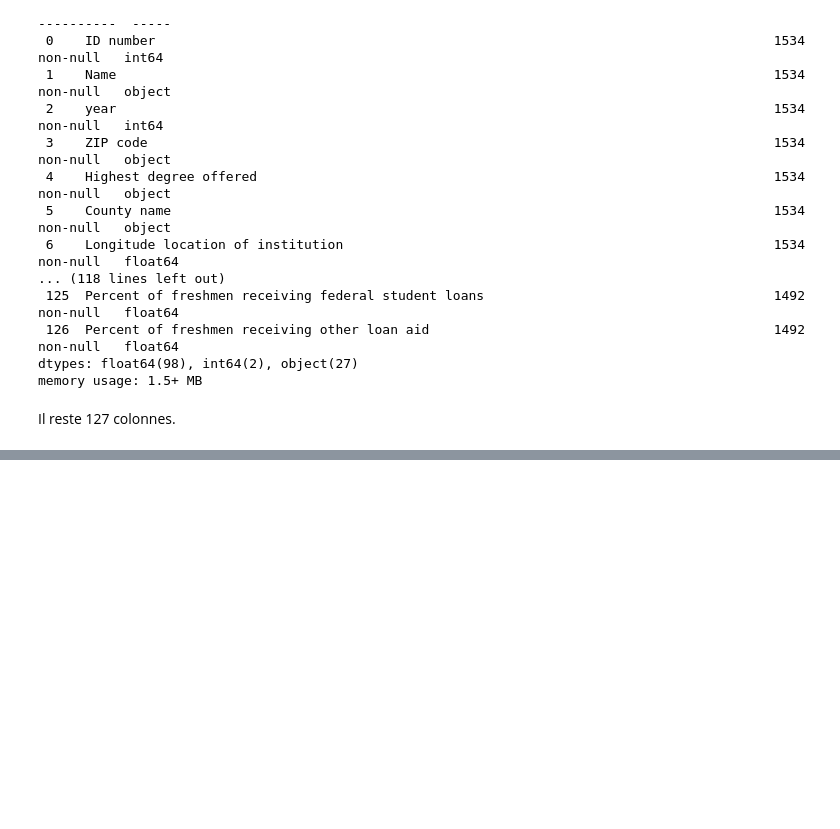
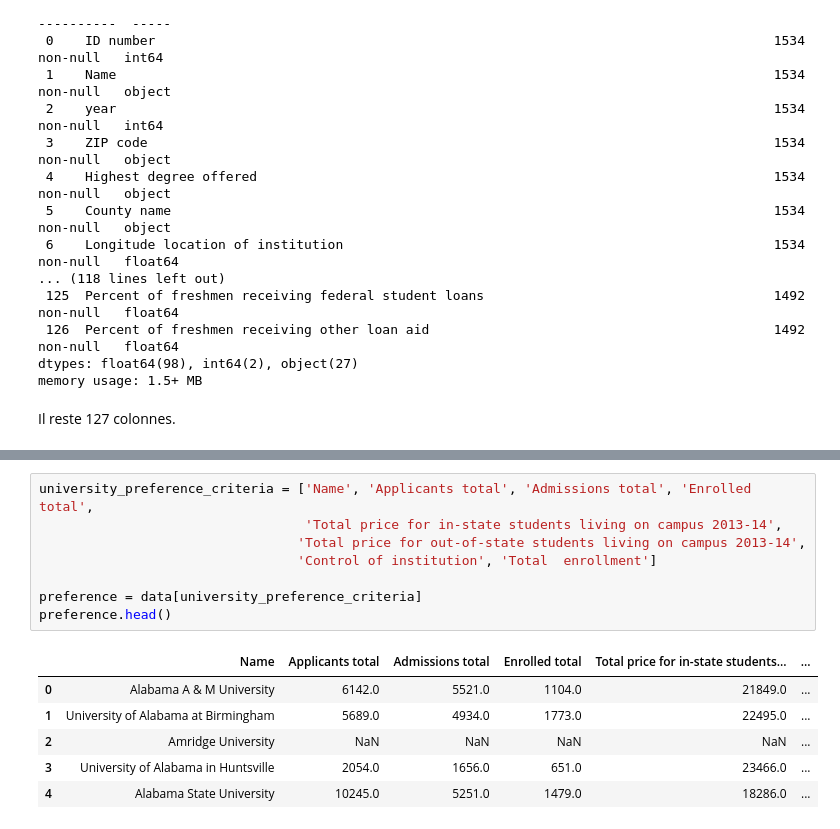
Before and after one commit to MiKL5/Python, a Jupyter notebook: Anaconda/usUniversities/cleaning/usUniversities.ipynb, the cells around one changed output, grey strips where cells are left out. Drawn from its saved outputs; the diff is of its cells as text; blank space fills up the shorter version.

```diff
--- a/Anaconda/usUniversities/cleaning/usUniversities.ipynb
+++ b/Anaconda/usUniversities/cleaning/usUniversities.ipynb
@@ -197,0 +211,15 @@ Il reste 127 colonnes.
+# %%
+university_preference_criteria = ['Name', 'Applicants total', 'Admissions total', 'Enrolled total',
+                                  'Total price for in-state students living on campus 2013-14',
+                                 'Total price for out-of-state students living on campus 2013-14',
+                                 'Control of institution', 'Total  enrollment']
+
+preference = data[university_preference_criteria]
+preference.head()
+# %% [output]
+|  | Name | Applicants total | Admissions total | Enrolled total | Total price for in-state students... | ... |
+| 0 | Alabama A & M University | 6142.0 | 5521.0 | 1104.0 | 21849.0 | ... |
+| 1 | University of Alabama at Birmingham | 5689.0 | 4934.0 | 1773.0 | 22495.0 | ... |
+| 2 | Amridge University | NaN | NaN | NaN | NaN | ... |
+| 3 | University of Alabama in Huntsville | 2054.0 | 1656.0 | 651.0 | 23466.0 | ... |
+| 4 | Alabama State University | 10245.0 | 5251.0 | 1479.0 | 18286.0 | ... |
```
Also changed, not shown: parts of 9 cells of this notebook.
